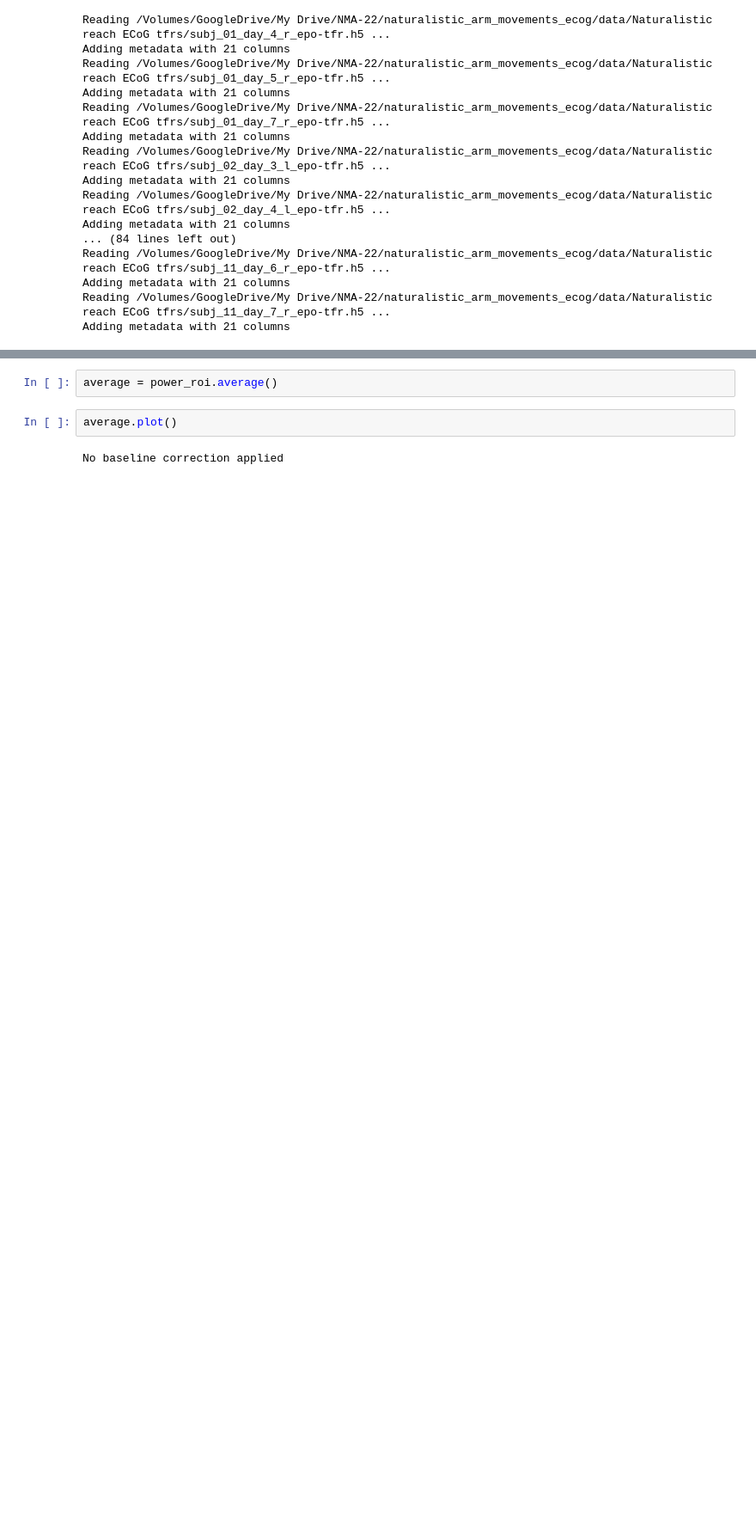
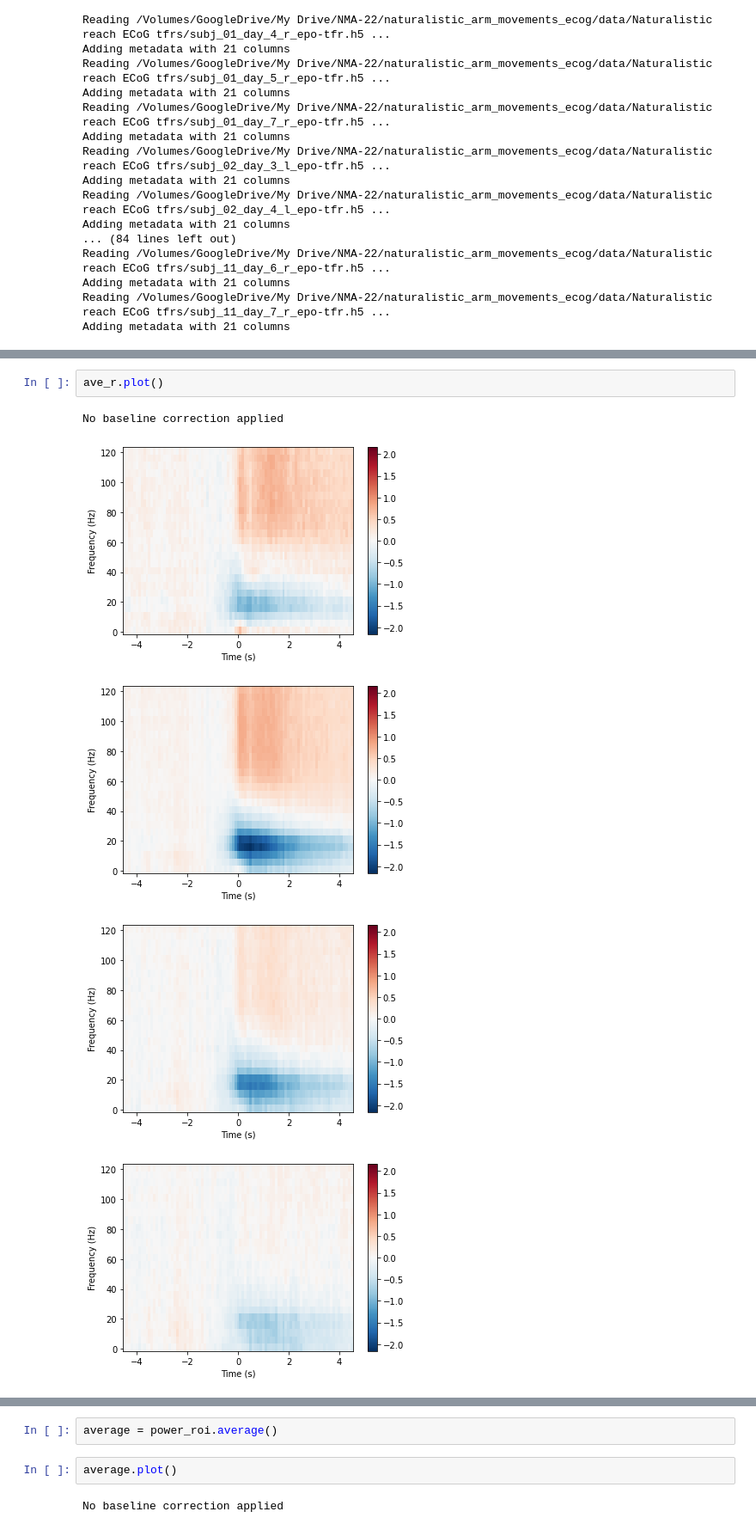
Before and after one commit to NevVerVer/Neuromatch_2022_EcoG_movements, a Jupyter notebook: pipeline/3_naturalistic_arm_movements_ecog_dataset.ipynb, the cells around one changed output, grey strips where cells are left out. Shown at 86% size. Drawn from its saved outputs; the diff is of its cells as text; blank space fills up the shorter version.

```diff
--- a/pipeline/3_naturalistic_arm_movements_ecog_dataset.ipynb
+++ b/pipeline/3_naturalistic_arm_movements_ecog_dataset.ipynb
@@ -236,0 +244,8 @@ ValueError: metadata must have the same number of rows (5984) as events (121)
+# %%
+ave_r.plot()
+# %% [output]
+No baseline correction applied
+[figure, added]
+[figure, added]
+[figure, added]
+[figure, added]
```
Also changed, not shown: parts of 15 cells of this notebook.
